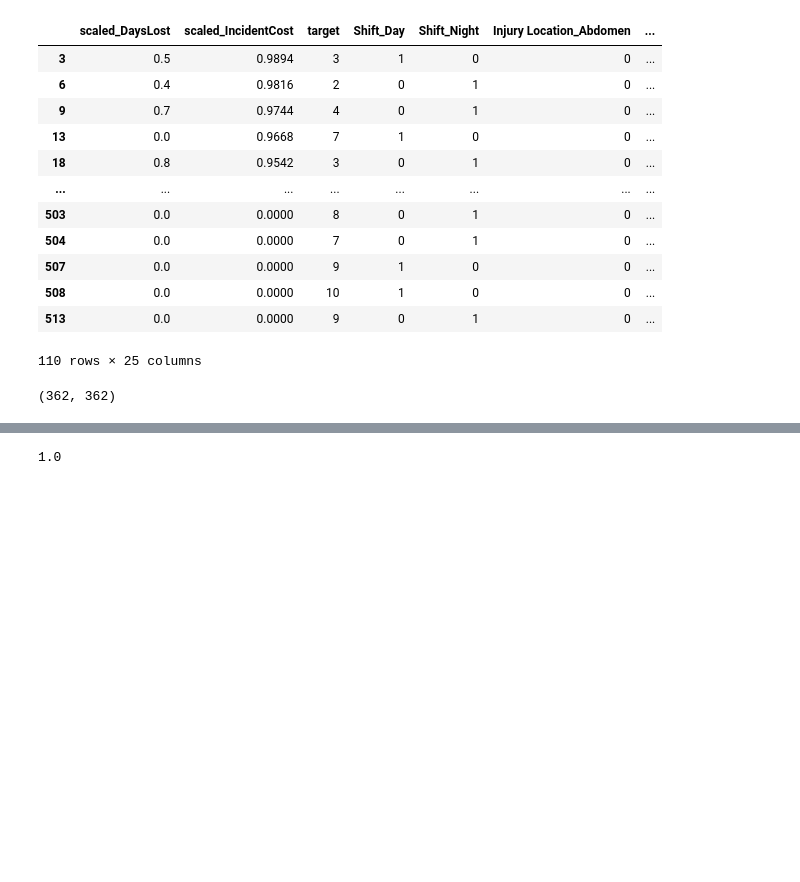
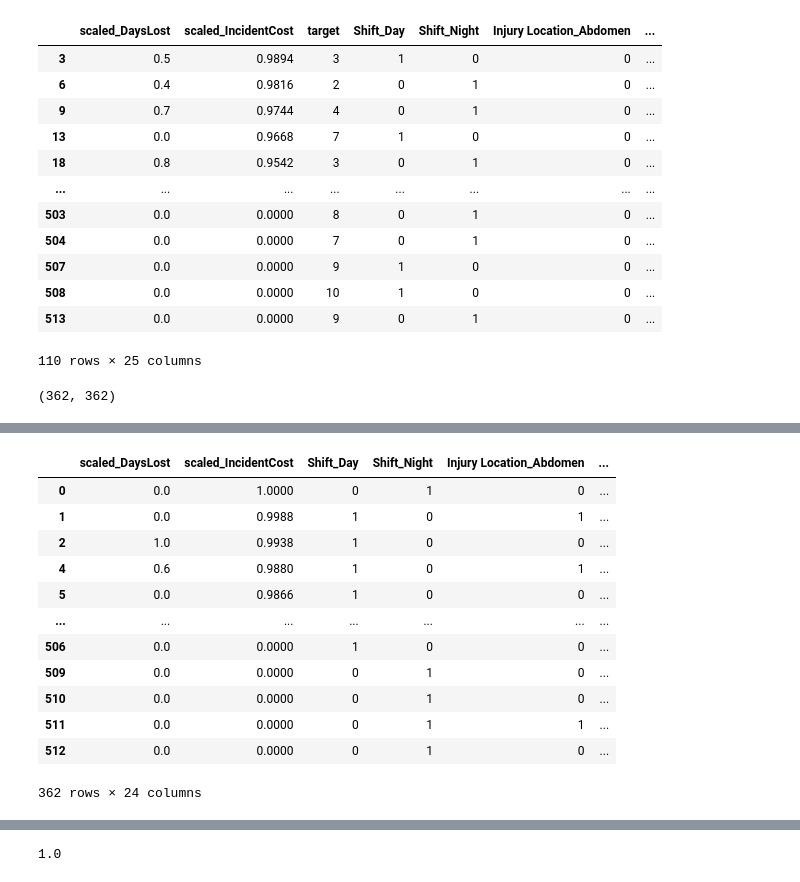
Before and after one commit to jaewook718/BigData, a Jupyter notebook: data_원본.ipynb, the cells around one changed output, grey strips where cells are left out. Saved outputs shown, nothing was run; the diff lists cells and outputs as text; code cells hidden in the pictures; blank space fills up the shorter version.

```diff
--- a/data_원본.ipynb
+++ b/data_원본.ipynb
@@ -213,0 +244,16 @@ len(x_train), len(y_train)
+# %%
+x_train
+# %% [output]
+|  | scaled_DaysLost | scaled_IncidentCost | Shift_Day | Shift_Night | Injury Location_Abdomen | ... |
+| 0 | 0.0 | 1.0000 | 0 | 1 | 0 | ... |
+| 1 | 0.0 | 0.9988 | 1 | 0 | 1 | ... |
+| 2 | 1.0 | 0.9938 | 1 | 0 | 0 | ... |
+| 4 | 0.6 | 0.9880 | 1 | 0 | 1 | ... |
+| 5 | 0.0 | 0.9866 | 1 | 0 | 0 | ... |
+| ... | ... | ... | ... | ... | ... | ... |
+| 506 | 0.0 | 0.0000 | 1 | 0 | 0 | ... |
+| 509 | 0.0 | 0.0000 | 0 | 1 | 0 | ... |
+| 510 | 0.0 | 0.0000 | 0 | 1 | 0 | ... |
+| 511 | 0.0 | 0.0000 | 0 | 1 | 1 | ... |
+| 512 | 0.0 | 0.0000 | 0 | 1 | 0 | ... |
+362 rows × 24 columns
```
Also changed, not shown: parts of 3 cells of this notebook, 3 other files.
